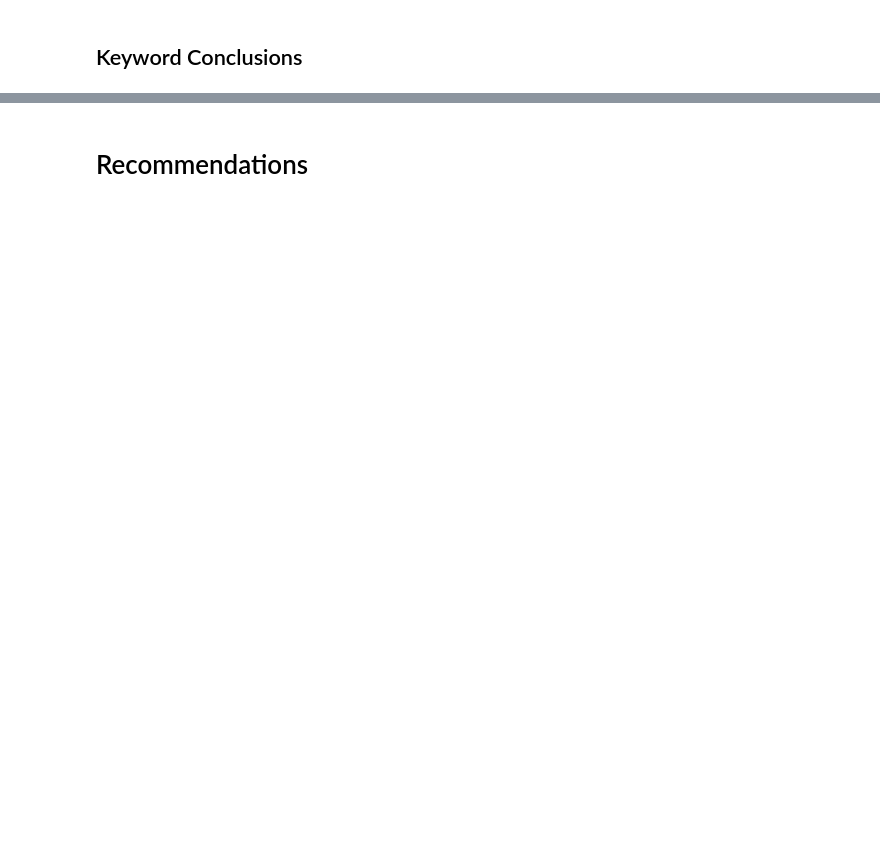
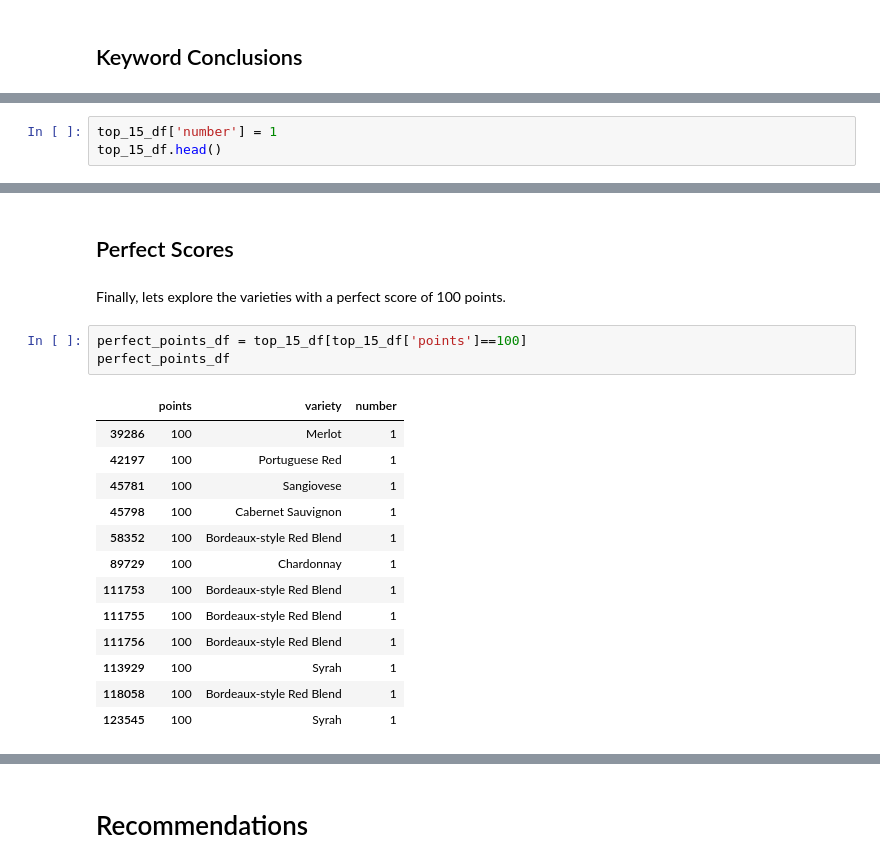
Before and after one commit to elizabeth524/Capstone-Project, a Jupyter notebook: Wine-Reviews-NLP.ipynb, the cells around one changed output, grey strips where cells are left out. Drawn from its saved outputs; the diff is of its cells as text; blank space fills up the shorter version.

```diff
--- a/Wine-Reviews-NLP.ipynb
+++ b/Wine-Reviews-NLP.ipynb
@@ -947,0 +1095,3 @@ plt.axis("off");
+# %%
+top_15_df['number'] = 1
+top_15_df.head()
@@ -947,0 +1170,21 @@ plt.axis("off");
+# %% [markdown]
+## Perfect Scores
+# %% [markdown]
+Finally, lets explore the varieties with a perfect score of 100 points.
+# %%
+perfect_points_df = top_15_df[top_15_df['points']==100]
+perfect_points_df
+# %% [output]
+|  | points | variety | number |
+| 39286 | 100 | Merlot | 1 |
+| 42197 | 100 | Portuguese Red | 1 |
+| 45781 | 100 | Sangiovese | 1 |
+| 45798 | 100 | Cabernet Sauvignon | 1 |
+| 58352 | 100 | Bordeaux-style Red Blend | 1 |
+| 89729 | 100 | Chardonnay | 1 |
+| 111753 | 100 | Bordeaux-style Red Blend | 1 |
+| 111755 | 100 | Bordeaux-style Red Blend | 1 |
+| 111756 | 100 | Bordeaux-style Red Blend | 1 |
+| 113929 | 100 | Syrah | 1 |
+| 118058 | 100 | Bordeaux-style Red Blend | 1 |
+| 123545 | 100 | Syrah | 1 |
```
Also changed, not shown: parts of 39 cells of this notebook, 1 other file.
